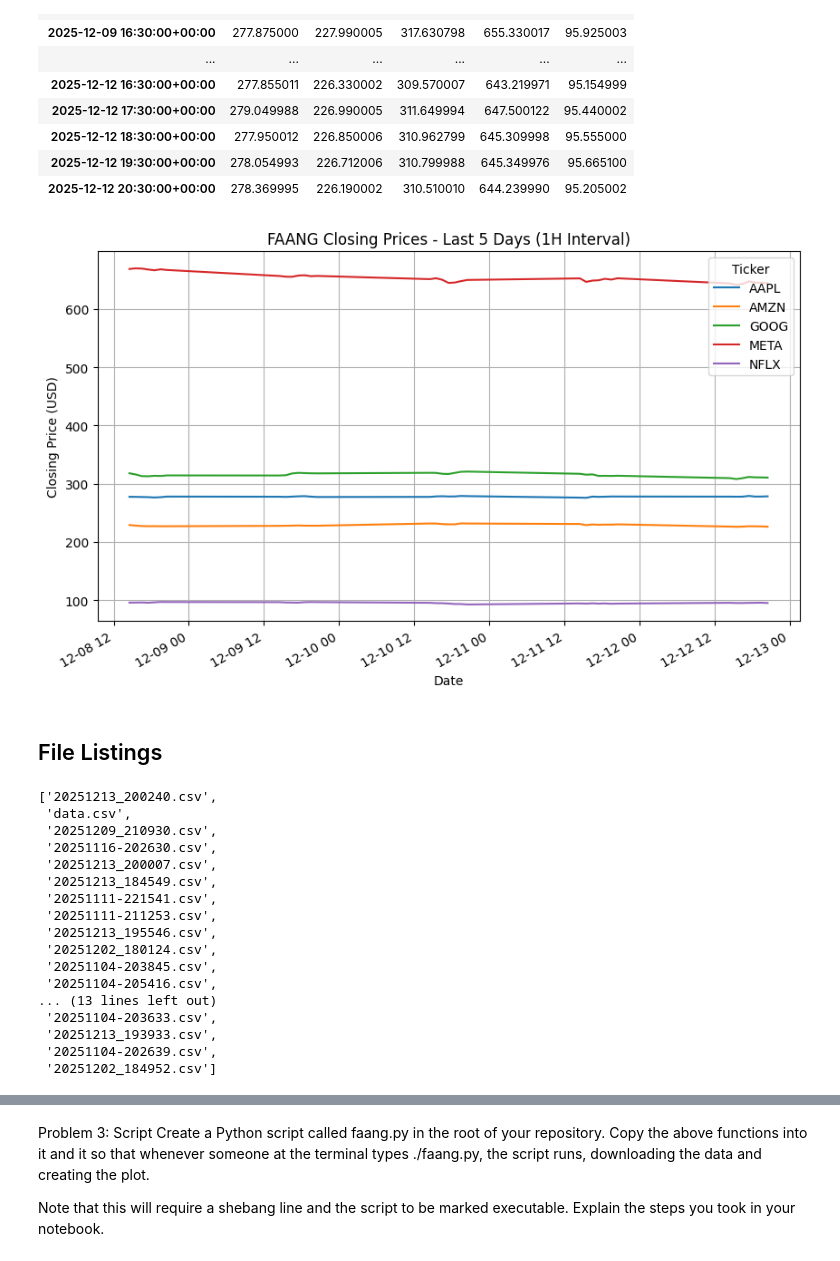
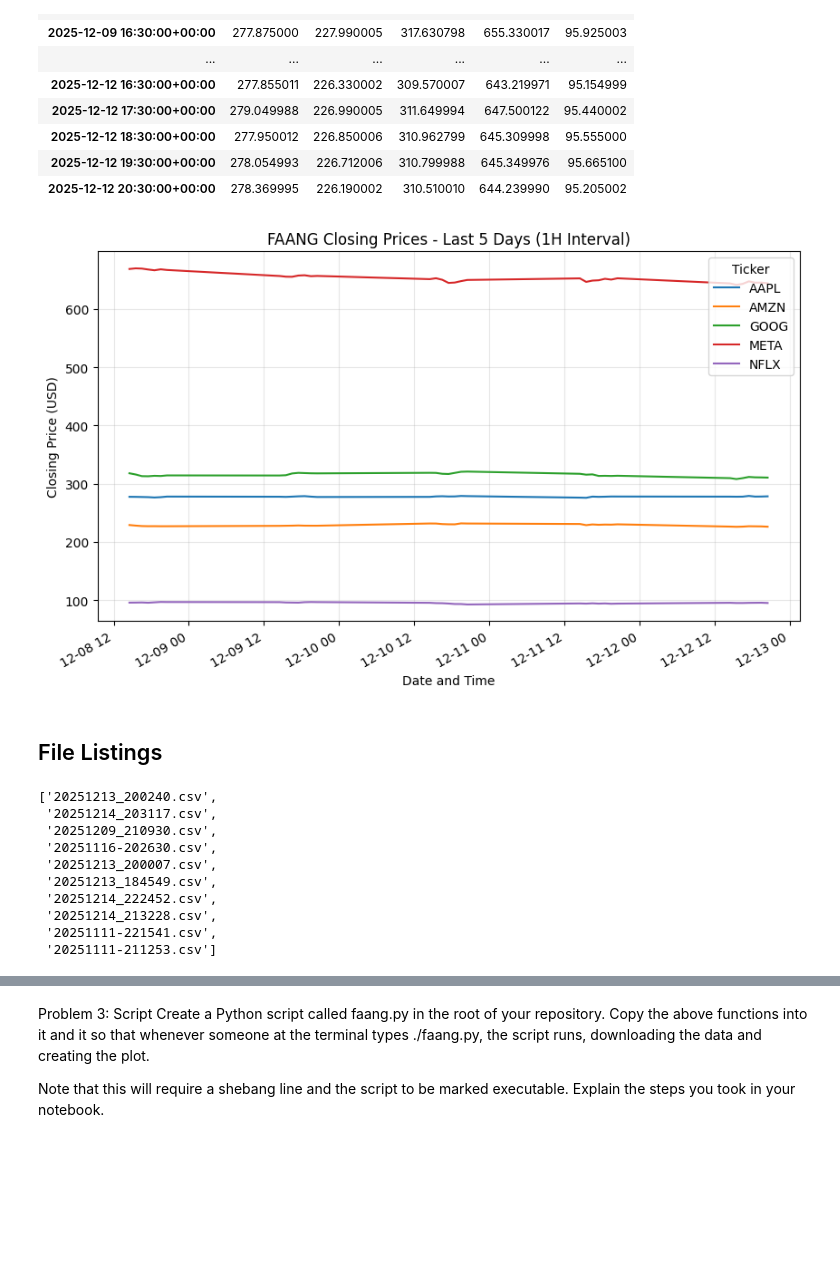
Before and after one commit to marianemcgrath/comp_infrastructure_assessment, a Jupyter notebook: problems.ipynb, the cells around one changed output, grey strips where cells are left out. Drawn from its saved outputs; the diff is of its cells as text; code cells hidden in the pictures; blank space fills up the shorter version.

Commit message:
Task3_parsing_plot

```diff
--- a/problems.ipynb
+++ b/problems.ipynb
@@ -144,27 +147,28 @@ df['Close']
 # %%
 # Saving the plot automatically under "plots" folder
 
 # Create a new figure and axis
 fig, ax = plt.subplots(figsize=(10, 6))
 
 # Plot FAANG closing prices
 df['Close'].plot(ax=ax)
 
 # Set title and labels
 ax.set_title('FAANG Closing Prices - Last 5 Days (1H Interval)')
-ax.set_xlabel('Date')
+ax.set_xlabel('Date and Time')
 ax.set_ylabel('Closing Price (USD)')
+
 # Show grid
-ax.grid(True)
+ax.grid(True, alpha=0.3)
 
 # Filename with today's date
-filename = 'plots/FAANG_closing_prices_' + now.strftime('%Y%m%d_%H%M%S') + '.png'
+filename = 'plots/' + now.strftime('%Y%m%d_%H%M%S') + '.png'
 
 
 # Save figure as an image file as today's date
 fig.savefig(filename, dpi=300)
 # %% [output]
-[figure, old version]
+[figure, new version]
 # %% [markdown]
 ## File Listings
 # %%
@@ -171,28 +176,21 @@ fig.savefig(filename, dpi=300)
 import os
 # %%
-# Listing files in the data folder
+# List files in the data folder
 data_files =os.listdir('data/')
 
 # Show the list of files
-data_files
+data_files[:10]
 # %% [output]
 ['20251213_200240.csv',
- 'data.csv',
+ '20251214_203117.csv',
  '20251209_210930.csv',
  '20251116-202630.csv',
  '20251213_200007.csv',
  '20251213_184549.csv',
+ '20251214_222452.csv',
+ '20251214_213228.csv',
  '20251111-221541.csv',
- '20251111-211253.csv',
- '20251213_195546.csv',
- '20251202_180124.csv',
- '20251104-203845.csv',
- '20251104-205416.csv',
-... (13 lines left out)
- '20251104-203633.csv',
- '20251213_193933.csv',
- '20251104-202639.csv',
- '20251202_184952.csv']
+ '20251111-211253.csv']
 # %%
 # Sort the data files
 data_files.sort(reverse=True)
```
Also changed, not shown: parts of 8 cells of this notebook, 34 other files.
